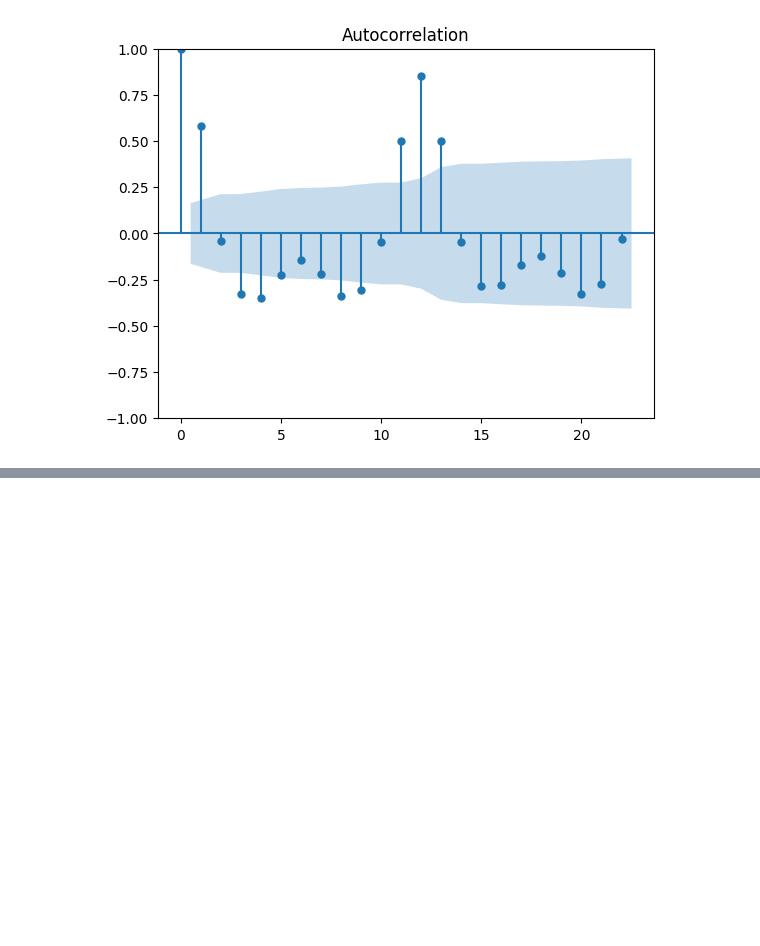
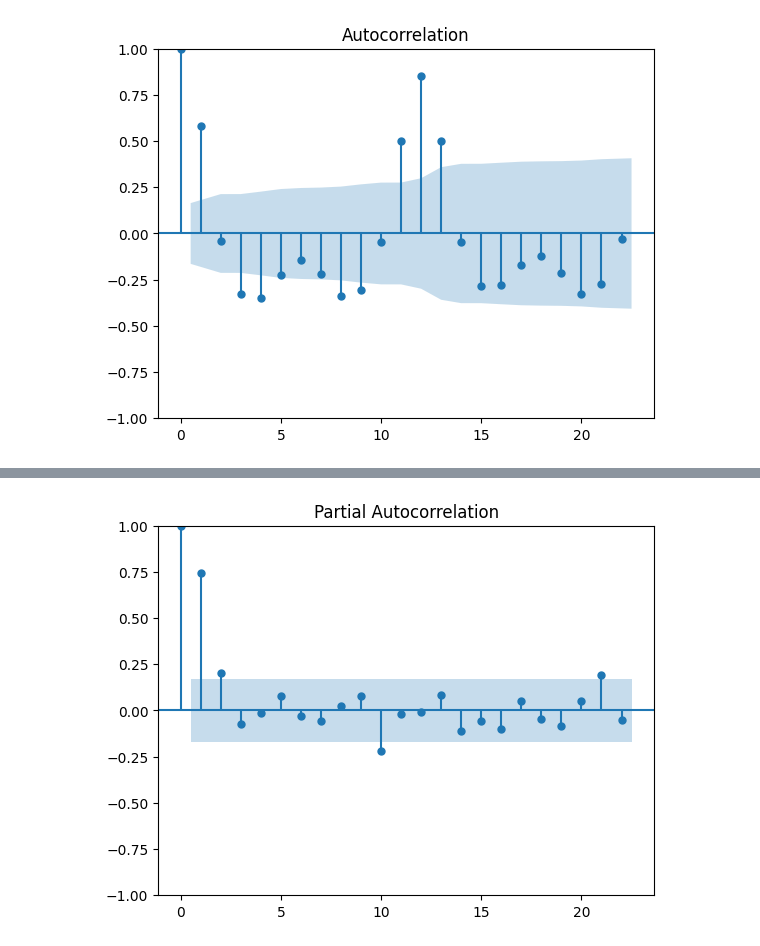
Before and after one commit to AhmAdO9/Machine_learning, a Jupyter notebook: TimeSeriesAnalysis/TimeSeriesAnalysis.ipynb, the cells around one changed output, grey strips where cells are left out. Cells and saved outputs as stored; diff of their text form; code cells hidden in the pictures; blank space fills up the shorter version.

```diff
--- a/TimeSeriesAnalysis/TimeSeriesAnalysis.ipynb
+++ b/TimeSeriesAnalysis/TimeSeriesAnalysis.ipynb
@@ -665,0 +683,4 @@ acf = plot_acf(df['Passenger Second Difference'].dropna())
+# %%
+pacf = plot_pacf(df['Passenger twelve Difference'].dropna())
+# %% [output]
+[figure, added]
```
Also changed, not shown: parts of 6 cells of this notebook.
